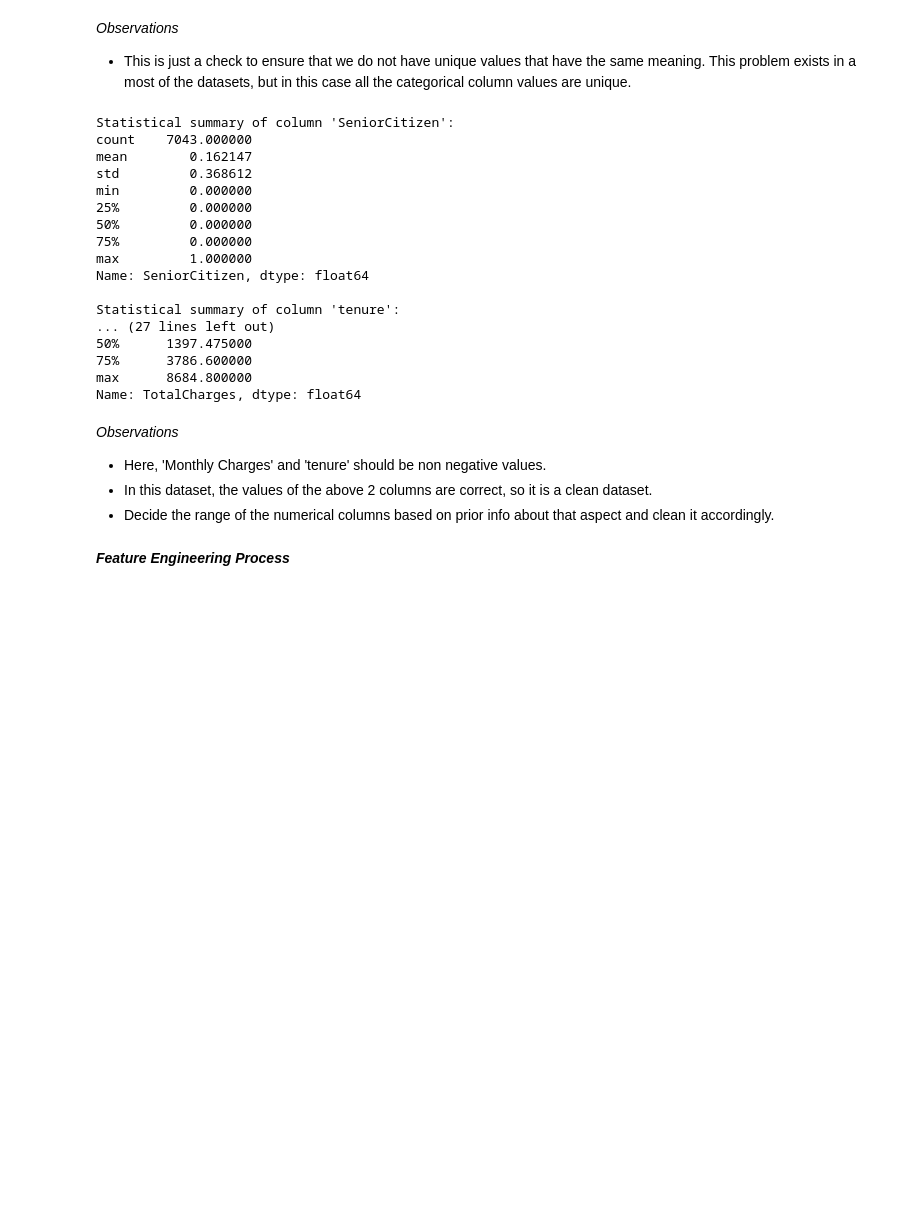
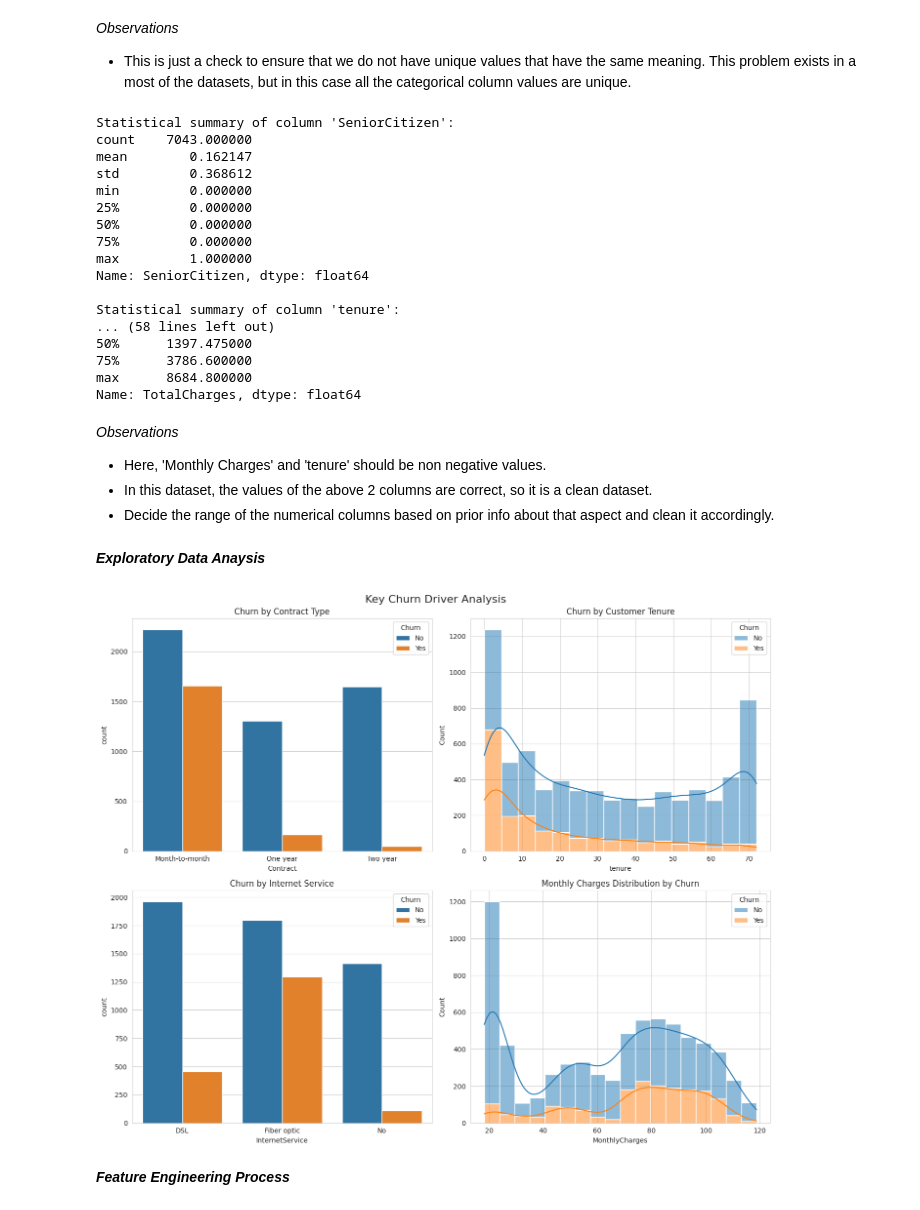
Before and after one commit to vishal-ayyappan/customer-churn-analysis, a Jupyter notebook: main.ipynb, the cells around one changed output. Saved outputs shown, nothing was run; the diff lists cells and outputs as text; code cells hidden in the pictures; blank space fills up the shorter version.

```diff
--- a/main.ipynb
+++ b/main.ipynb
@@ -9,6 +9,9 @@ sns.set_style('whitegrid')
 
 #Loading the csv
 df = pd.read_csv('WA_Fn-UseC_-Telco-Customer-Churn.csv')
+
+#Drop customerID column as it is not useful for analysis
+df.drop('customerID', axis=1, inplace=True)
 # %%
 # Displaying the first few rows and info of the dataframe
 print(df.head())
@@ -154,7 +157,7 @@ max         1.000000
 Name: SeniorCitizen, dtype: float64
 
 Statistical summary of column 'tenure':
-... (27 lines left out)
+... (58 lines left out)
 50%      1397.475000
 75%      3786.600000
 max      8684.800000
@@ -165,6 +168,32 @@ Name: TotalCharges, dtype: float64
 - Here, 'Monthly Charges' and 'tenure' should be non negative values.
 - In this dataset, the values of the above 2 columns are correct, so it is a clean dataset.
 - Decide the range of the numerical columns based on prior info about that aspect and clean it accordingly.
+# %% [markdown]
+***Exploratory Data Anaysis***
+# %%
+fig, axes = plt.subplots(2, 2, figsize=(14, 12))
+fig.suptitle('Key Churn Driver Analysis', fontsize=16)
+
+# Contract vs Churn
+sns.countplot(ax=axes[0, 0], x='Contract', data=df, hue='Churn')
+axes[0, 0].set_title('Churn by Contract Type')
+
+# Tenure vs Churn
+sns.histplot(ax=axes[0, 1], data=df, x='tenure', hue='Churn', multiple='stack', kde=True)
+axes[0, 1].set_title('Churn by Customer Tenure')
+
+# Internet Service vs Churn
+sns.countplot(ax=axes[1, 0], x='InternetService', data=df, hue='Churn')
+axes[1, 0].set_title('Churn by Internet Service')
+
+# Monthly Charges vs Churn
+sns.histplot(ax=axes[1, 1], data=df, x='MonthlyCharges', hue='Churn', multiple='stack', kde=True)
+axes[1, 1].set_title('Monthly Charges Distribution by Churn')
+
+plt.tight_layout(rect=[0, 0.03, 1, 1])
+plt.show()
+# %% [output]
+[figure, added]
 # %% [markdown]
 ***Feature Engineering Process***
 # %%
```
Also changed, not shown: parts of 14 cells of this notebook.
